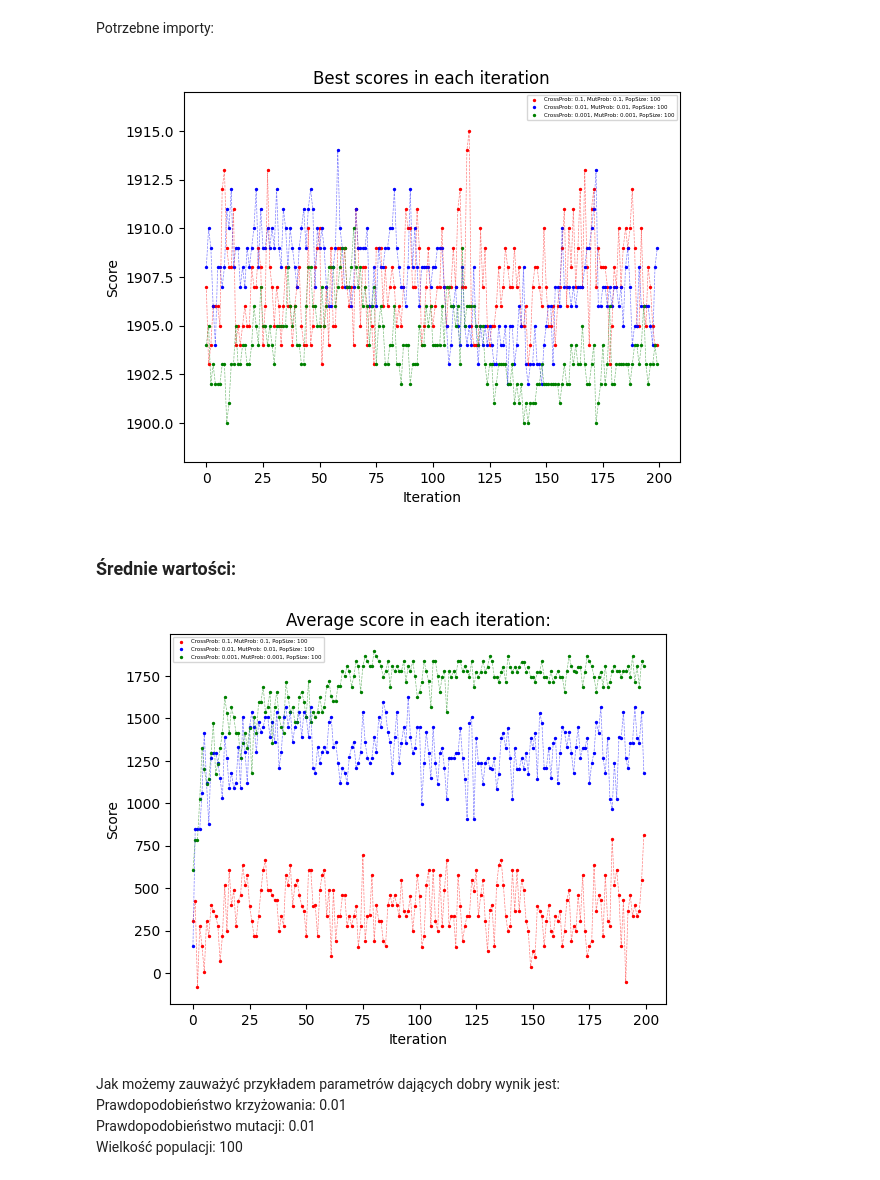
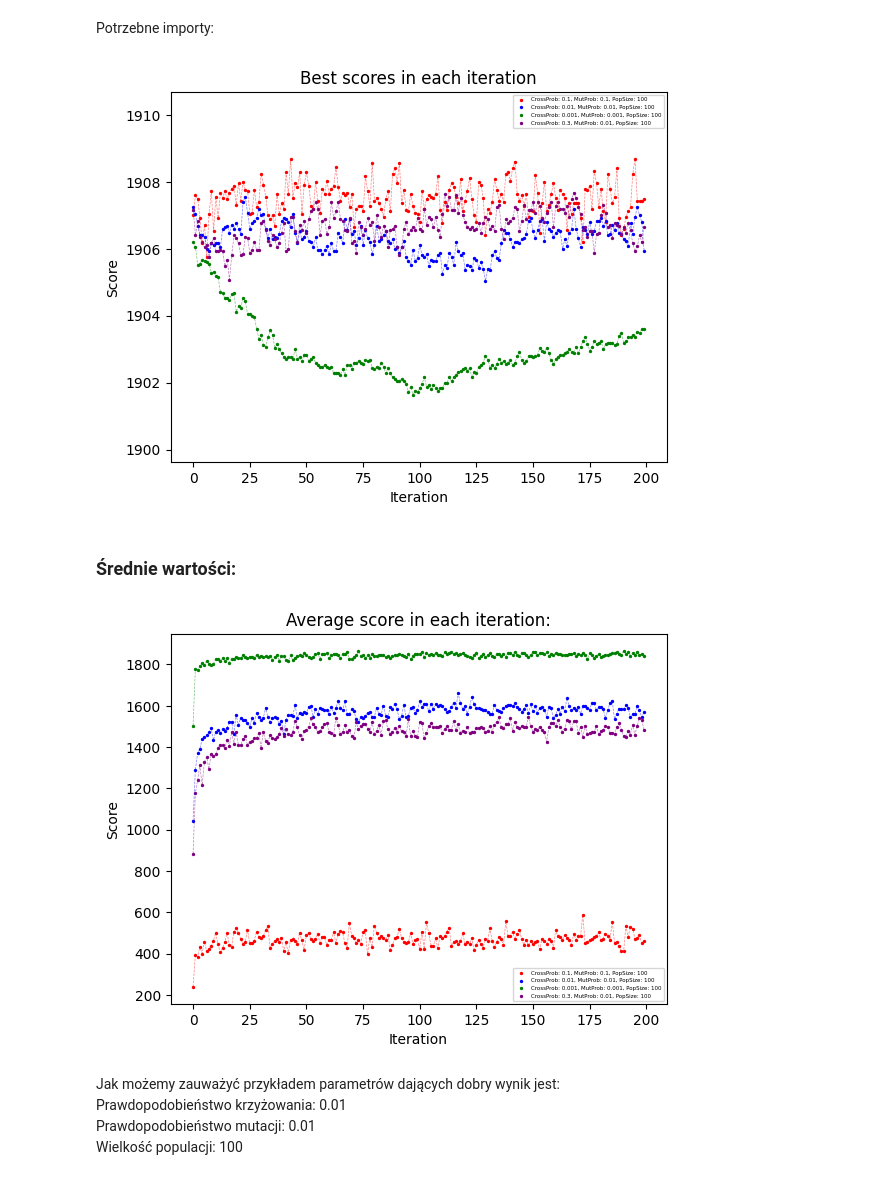
Before and after one commit to mbo009/WSI23Z, a Jupyter notebook: LAB02/raport.ipynb, the cells around one changed output. Cells and saved outputs as stored; diff of their text form; code cells hidden in the pictures.

```diff
--- a/LAB02/raport.ipynb
+++ b/LAB02/raport.ipynb
@@ -15,18 +15,18 @@ Potrzebne importy:
 # %%
 from measurements import getSolverHistories, plotHistories
 # %%
-paramsArray = [[0.1, 0.1, 100], [0.01, 0.01, 100], [0.001, 0.001, 100]]
-colorsArray = ["red", "blue", 'green']
-BSHistories, avgHistories = getSolverHistories(paramsArray, 200)
+paramsArray = [[0.1, 0.1, 100], [0.01, 0.01, 100], [0.001, 0.001, 100], [0.3, 0.01, 100]]
+colorsArray = ["red", "blue", "green", "purple"]
+BSHistories, avgHistories, bestScores = getSolverHistories(paramsArray, 200)
 plotHistories(BSHistories, paramsArray, colorsArray, "Best scores in each iteration", 1, True)
 # %% [output]
-[figure, old version]
+[figure, new version]
 # %% [markdown]
 ### Średnie wartości:
 # %%
 plotHistories(avgHistories, paramsArray, colorsArray, "Average score in each iteration:", 0, True)
 # %% [output]
-[figure, old version]
+[figure, new version]
 # %% [markdown]
 Jak możemy zauważyć przykładem parametrów dających dobry wynik jest: <br>
 Prawdopodobieństwo krzyżowania: 0.01 <br>
```
Also changed, not shown: parts of 10 cells of this notebook, 2 other files.
